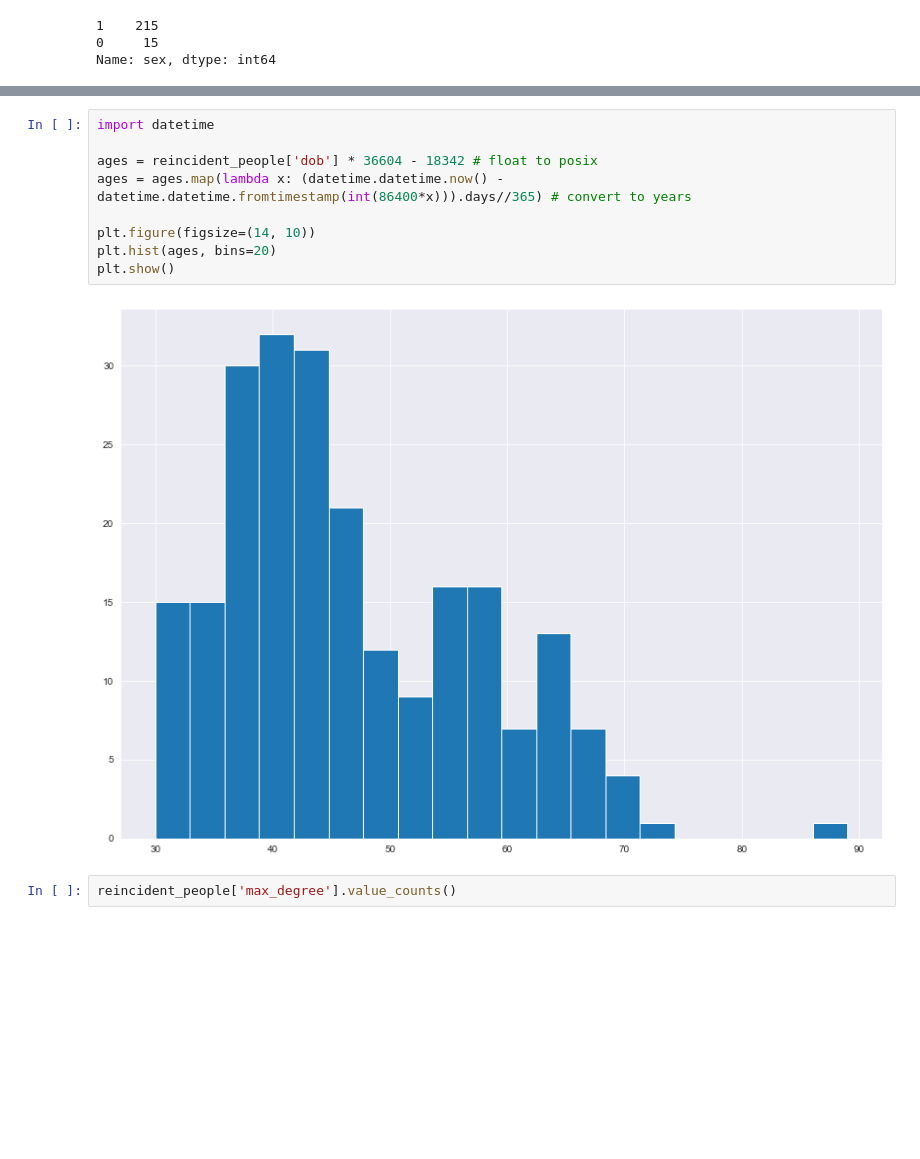
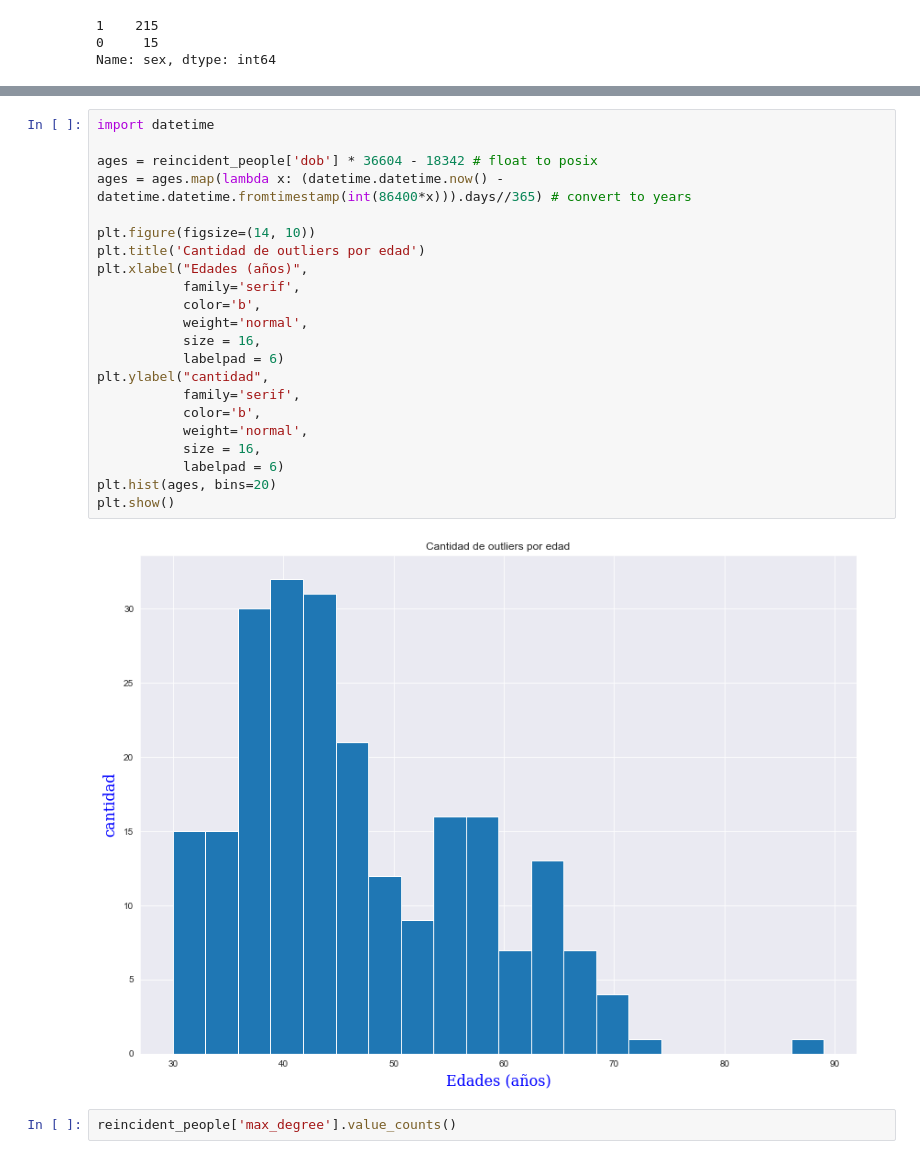
Before and after one commit to PJaramilloV/bias-no-basado, a Jupyter notebook: src/pregunta-3.ipynb, the cells around one changed output, grey strips where cells are left out. Cells and saved outputs as stored; diff of their text form; blank space fills up the shorter version.

Commit message:
graficos con titulo y labels

```diff
--- a/src/pregunta-3.ipynb
+++ b/src/pregunta-3.ipynb
@@ -250,14 +256,27 @@ plt.show()
 # %%
 import datetime
 
 ages = reincident_people['dob'] * 36604 - 18342 # float to posix
 ages = ages.map(lambda x: (datetime.datetime.now() - datetime.datetime.fromtimestamp(int(86400*x))).days//365) # convert to years
 
 plt.figure(figsize=(14, 10))
+plt.title('Cantidad de outliers por edad')
+plt.xlabel("Edades (años)",
+           family='serif',
+           color='b',
+           weight='normal',
+           size = 16,
+           labelpad = 6)
+plt.ylabel("cantidad",
+           family='serif',
+           color='b',
+           weight='normal',
+           size = 16,
+           labelpad = 6)
 plt.hist(ages, bins=20)
 plt.show()
 # %% [output]
-[figure, old version]
+[figure, new version]
 # %%
 reincident_people['max_degree'].value_counts()
 # %% [output]
```
Also changed, not shown: parts of 6 cells of this notebook, 1 other file.
